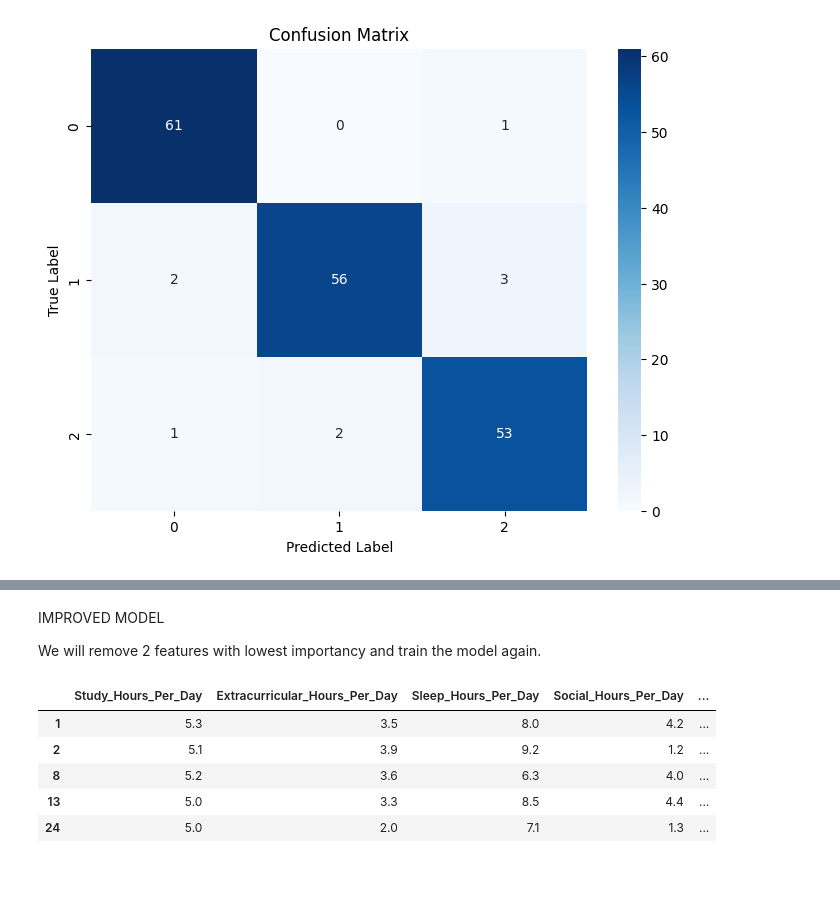
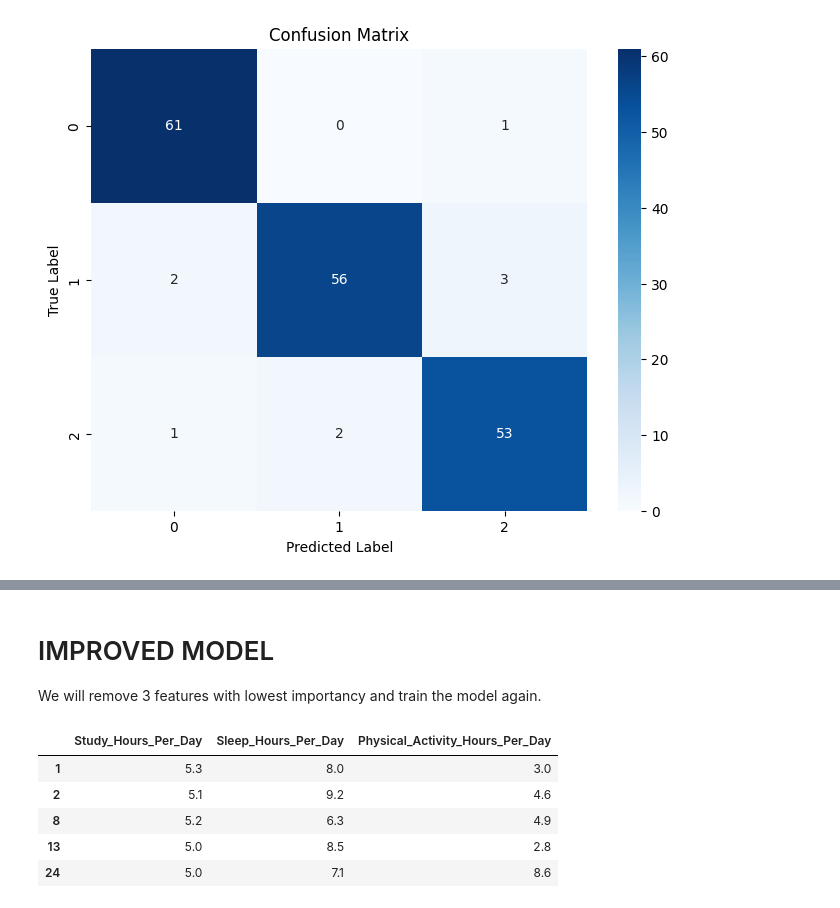
Before and after one commit to marta4cod/NNAssessment1, a Jupyter notebook: NNAs1.ipynb, the cells around one changed output, grey strips where cells are left out. Drawn from its saved outputs; the diff is of its cells as text; code cells hidden in the pictures; blank space fills up the shorter version.

```diff
--- a/NNAs1.ipynb
+++ b/NNAs1.ipynb
@@ -442,20 +468,21 @@ plt.show()
 # %% [markdown]
 
-IMPROVED MODEL
 
-We will remove 2 features with lowest importancy and train the model again.
+# IMPROVED MODEL
+
+We will remove 3 features with lowest importancy and train the model again.
 # %%
 #we reuse already transformed for previous model X and y
-X_imp = Xc.drop(columns=['GPA' ])
+X_imp = Xc.drop(columns=['GPA', 'Extracurricular_Hours_Per_Day', 'Social_Hours_Per_Day' ])
 y_imp = yc
 X_imp.head()
 # %% [output]
-|  | Study_Hours_Per_Day | Extracurricular_Hours_Per_Day | Sleep_Hours_Per_Day | Social_Hours_Per_Day | ... |
-| 1 | 5.3 | 3.5 | 8.0 | 4.2 | ... |
-| 2 | 5.1 | 3.9 | 9.2 | 1.2 | ... |
-| 8 | 5.2 | 3.6 | 6.3 | 4.0 | ... |
-| 13 | 5.0 | 3.3 | 8.5 | 4.4 | ... |
-| 24 | 5.0 | 2.0 | 7.1 | 1.3 | ... |
+|  | Study_Hours_Per_Day | Sleep_Hours_Per_Day | Physical_Activity_Hours_Per_Day |
+| 1 | 5.3 | 8.0 | 3.0 |
+| 2 | 5.1 | 9.2 | 4.6 |
+| 8 | 5.2 | 6.3 | 4.9 |
+| 13 | 5.0 | 8.5 | 2.8 |
+| 24 | 5.0 | 7.1 | 8.6 |
 # %%
 # Split the data into training and testing sets
 X_imp_train, X_imp_test, y_imp_train, y_imp_test = train_test_split(X_imp, y_imp, test_size=0.2, random_state=42)
```
Also changed, not shown: parts of 20 cells of this notebook.
